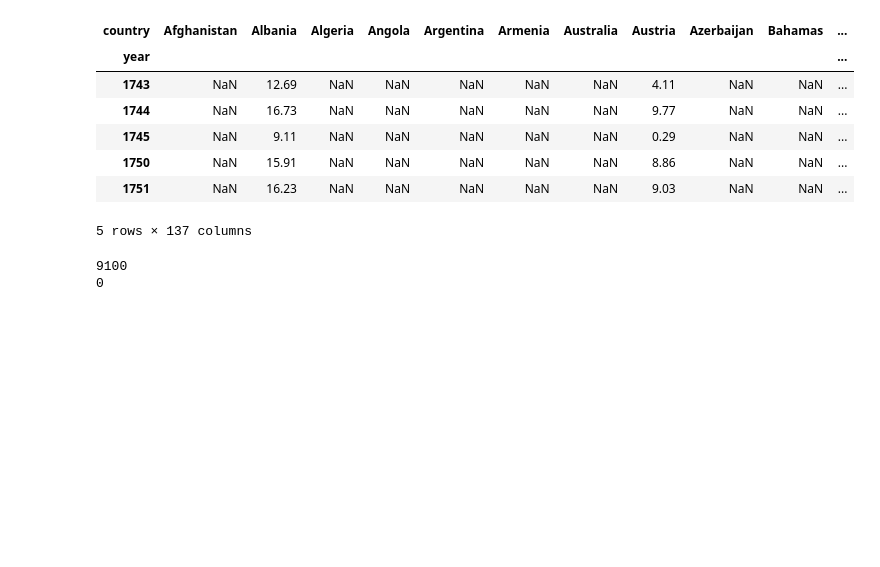
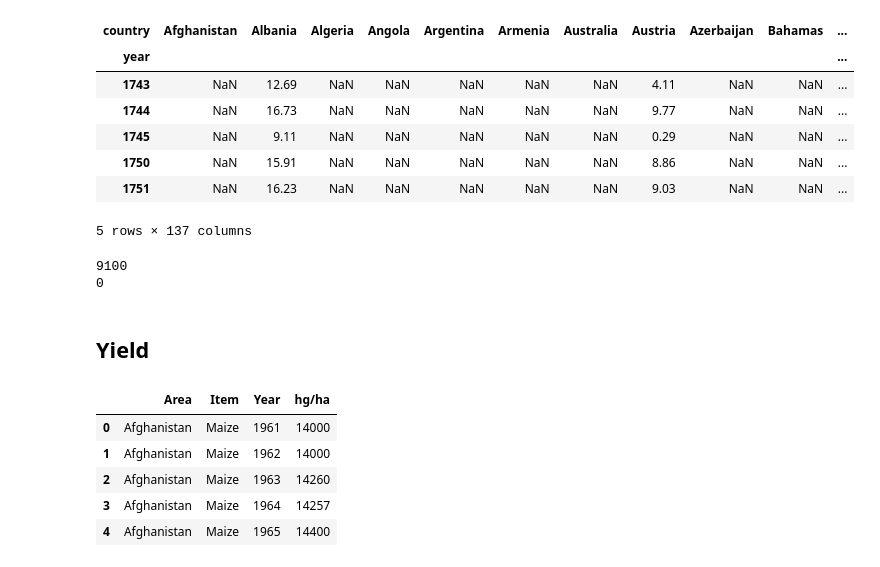
Before and after one commit to wrzdylan/crop_yield_prediction, a Jupyter notebook: data_analysis.ipynb, the cells around one changed output. Drawn from its saved outputs; the diff is of its cells as text; code cells hidden in the pictures; blank space fills up the shorter version.

Commit message:
data cleaning yield

```diff
--- a/data_analysis.ipynb
+++ b/data_analysis.ipynb
@@ -283,3 +285,16 @@ print(df_temp.isna().sum().sum())
 # %% [output]
 9100
 0
+# %% [markdown]
+## Yield
+# %%
+df_yield = pd.read_csv('./data/yield.csv').drop(columns=['Domain Code', 'Domain', 'Area Code', 'Element Code', 'Element', 'Item Code', 'Year Code', 'Unit'])
+df_yield = df_yield.rename(columns={'Value': 'hg/ha'})
+df_yield.head()
+# %% [output]
+|  | Area | Item | Year | hg/ha |
+| 0 | Afghanistan | Maize | 1961 | 14000 |
+| 1 | Afghanistan | Maize | 1962 | 14000 |
+| 2 | Afghanistan | Maize | 1963 | 14260 |
+| 3 | Afghanistan | Maize | 1964 | 14257 |
+| 4 | Afghanistan | Maize | 1965 | 14400 |
```
Also changed, not shown: parts of 14 cells of this notebook.
